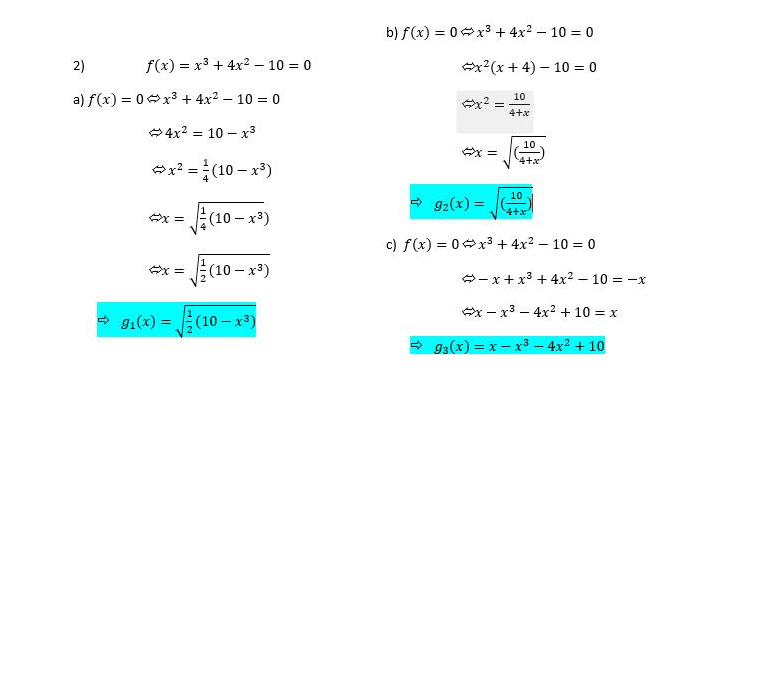
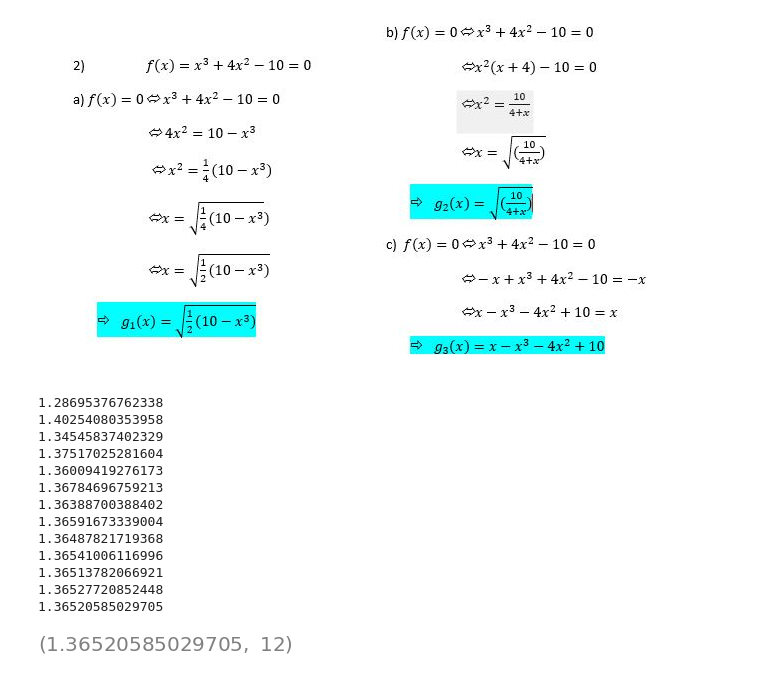
Before and after one commit to malek-ghozzi/TP_ANAL_NUM, a Jupyter notebook: TP1.ipynb, the cells around one changed output. Saved outputs shown, nothing was run; the diff lists cells and outputs as text; code cells hidden in the pictures; blank space fills up the shorter version.

```diff
--- a/TP1.ipynb
+++ b/TP1.ipynb
@@ -152,0 +272,6 @@ plt.plot(T,f(T))
+# %%
+from sympy import *
+import numpy as np
+x, y, z = symbols('x y z')
+init_printing(use_unicode=True)
+g1=lambda x: 1/2*sqrt(10-x**3)
@@ -163,10 +323,28 @@ g3=lambda x: x-x**3-4*x**2 + 10
 def ptfixe(g,x0,eps,nmax):
     zero=x0
 
-    for niter in nmax:
+    for niter in range(nmax):
         x=zero
         zero=g(x)
         erreur=abs(zero-x)
+        print(zero)
         if erreur<eps:
-            return
+            return zero,niter
     print('pas de convergence avec le nombre d''iteration indique')
+# %%
+ptfixe(g1,1.5,0.0001,50)
+# %% [output]
+1.28695376762338
+1.40254080353958
+1.34545837402329
+1.37517025281604
+1.36009419276173
+1.36784696759213
+1.36388700388402
+1.36591673339004
+1.36487821719368
+1.36541006116996
+1.36513782066921
+1.36527720852448
+1.36520585029705
+[figure, added]
```
Also changed, not shown: parts of 47 cells of this notebook.
